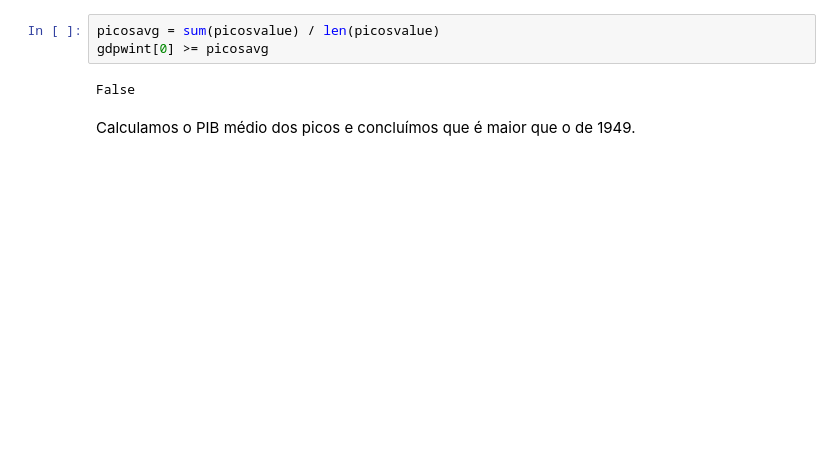
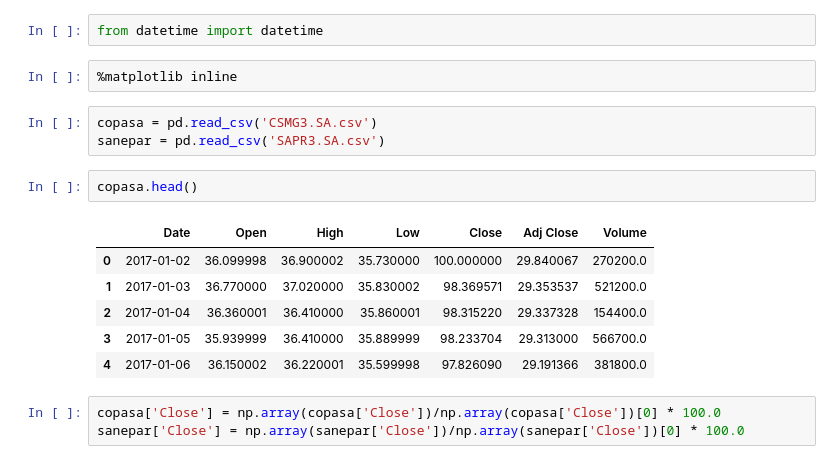
Before and after one commit to youk-kai/rep0, a Jupyter notebook: Untitled.ipynb, the cells around one changed output. Drawn from its saved outputs; the diff is of its cells as text; blank space fills up the shorter version.

```diff
--- a/Untitled.ipynb
+++ b/Untitled.ipynb
@@ -52,7 +3,19 @@
-# %%
-picosavg = sum(picosvalue) / len(picosvalue)
-gdpwint[0] >= picosavg
-# %% [output]
-False
-# %% [markdown]
-Calculamos o PIB médio dos picos e concluímos que é maior que o de 1949.
+# %%
+from datetime import datetime
+# %%
+%matplotlib inline
+# %%
+copasa = pd.read_csv('CSMG3.SA.csv')
+sanepar = pd.read_csv('SAPR3.SA.csv')
+# %%
+copasa.head()
+# %% [output]
+|  | Date | Open | High | Low | Close | Adj Close | Volume |
+| 0 | 2017-01-02 | 36.099998 | 36.900002 | 35.730000 | 100.000000 | 29.840067 | 270200.0 |
+| 1 | 2017-01-03 | 36.770000 | 37.020000 | 35.830002 | 98.369571 | 29.353537 | 521200.0 |
+| 2 | 2017-01-04 | 36.360001 | 36.410000 | 35.860001 | 98.315220 | 29.337328 | 154400.0 |
+| 3 | 2017-01-05 | 35.939999 | 36.410000 | 35.889999 | 98.233704 | 29.313000 | 566700.0 |
+| 4 | 2017-01-06 | 36.150002 | 36.220001 | 35.599998 | 97.826090 | 29.191366 | 381800.0 |
+# %%
+copasa['Close'] = np.array(copasa['Close'])/np.array(copasa['Close'])[0] * 100.0
+sanepar['Close'] = np.array(sanepar['Close'])/np.array(sanepar['Close'])[0] * 100.0
```
Also changed, not shown: parts of 14 cells of this notebook.
